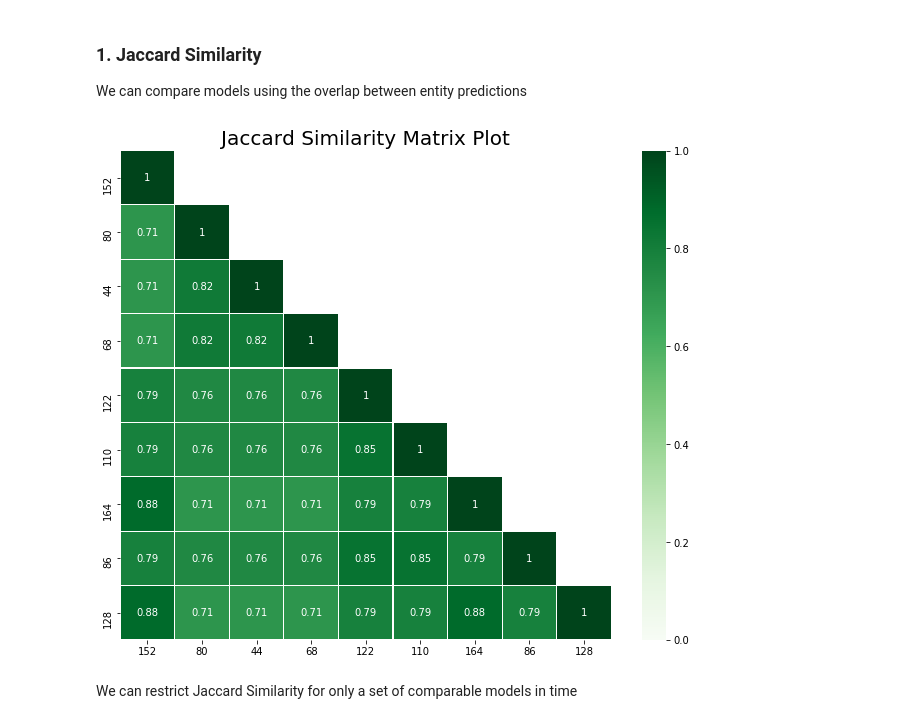
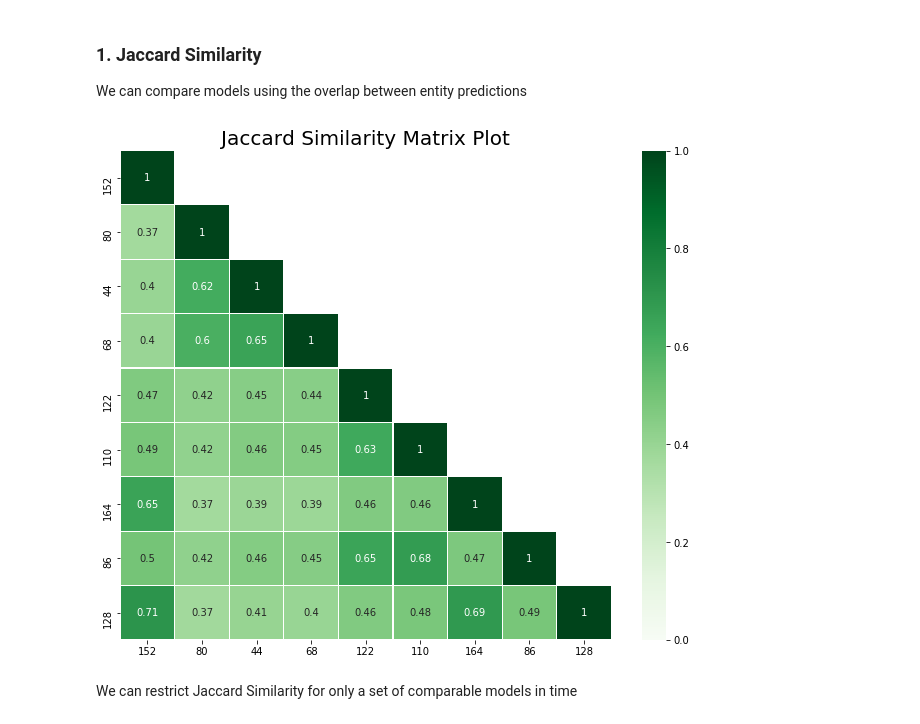
Before and after one commit to dssg/triage, a Jupyter notebook: src/triage/component/postmodeling/contrast/postmodeling_tutorial.ipynb, the cells around one changed output. Cells and saved outputs as stored; diff of their text form; code cells hidden in the pictures.

```diff
--- a/src/triage/component/postmodeling/contrast/postmodeling_tutorial.ipynb
+++ b/src/triage/component/postmodeling/contrast/postmodeling_tutorial.ipynb
@@ -155,8 +155,8 @@ audited_models_class.train_end_time
 ### 1. Jaccard Similarity
 We can compare models using the overlap between entity predictions
 # %%
-audited_models_class.plot_jaccard(figsize=(11,9))
+audited_models_class.plot_jaccard(figsize=(11,9), top_n= 10000)
 # %% [output]
-[figure, old version]
+[figure, new version]
 # %% [markdown]
 We can restrict Jaccard Similarity for only a set of comparable models in time
```
Also changed, not shown: parts of 3 cells of this notebook, 1 other file.
